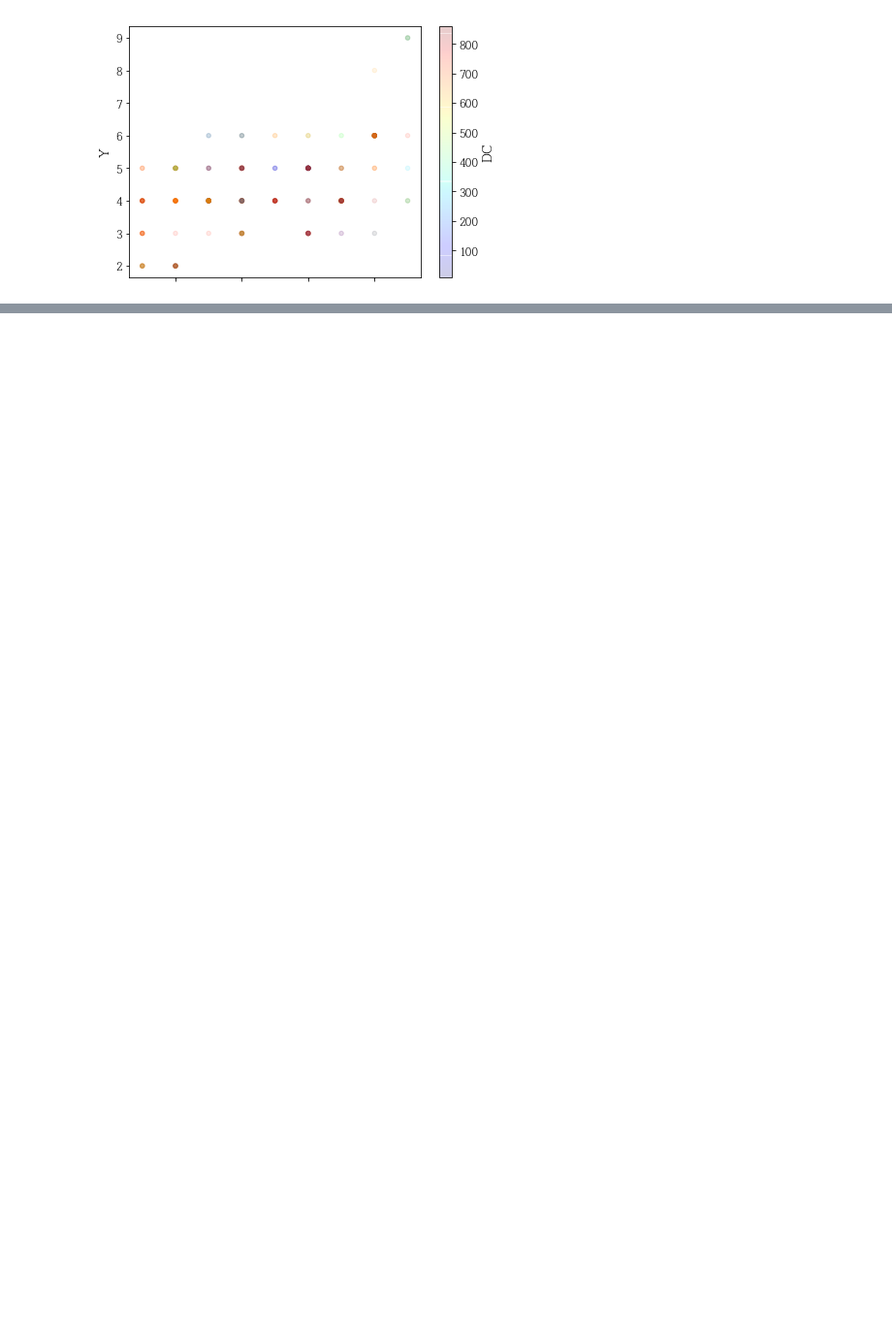
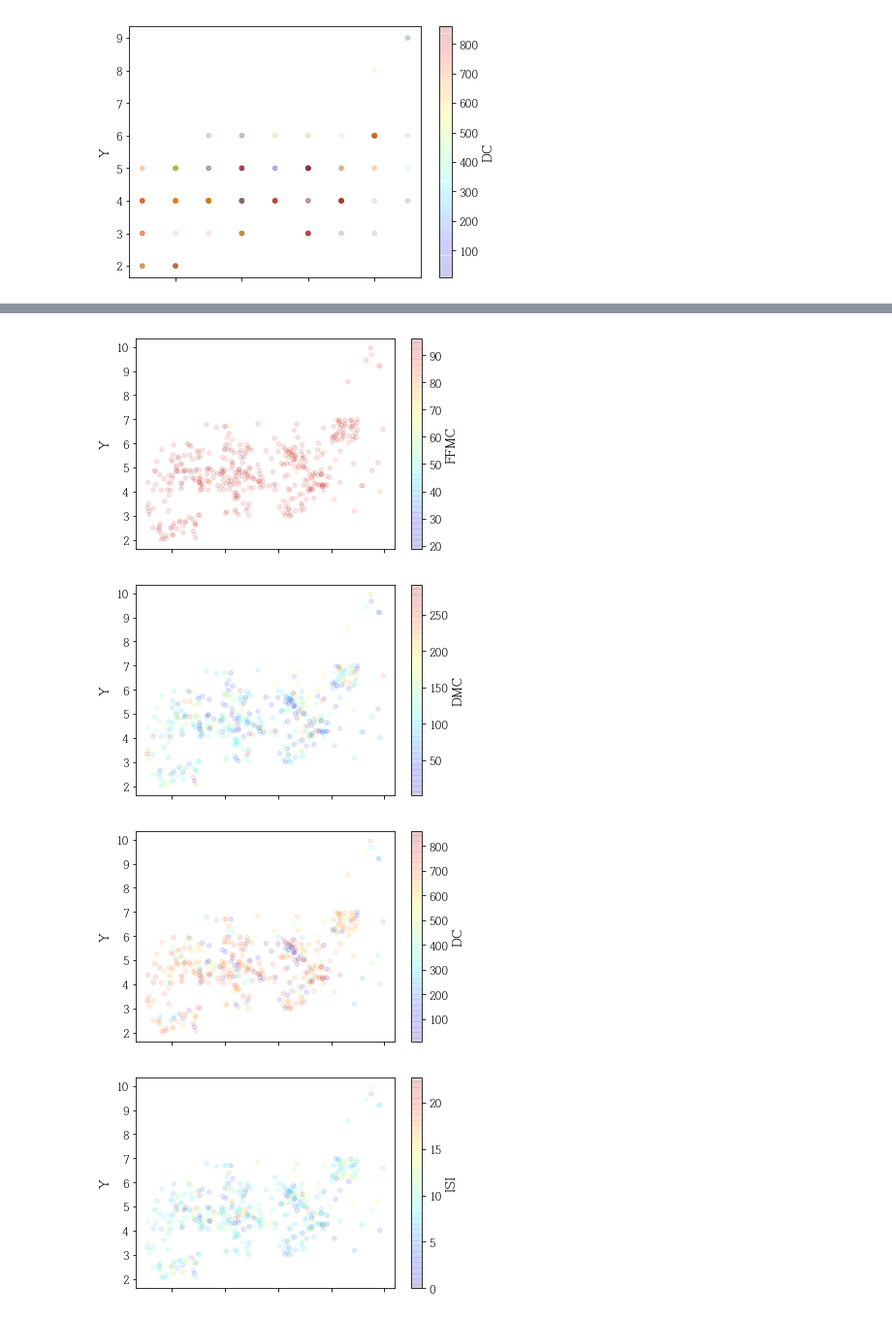
Before and after one commit to backgom2357/Forestfires, a Jupyter notebook: Fireforest.ipynb, the cells around one changed output, grey strips where cells are left out. Shown at 97% size. Cells and saved outputs as stored; diff of their text form; code cells hidden in the pictures; blank space fills up the shorter version.

```diff
--- a/Fireforest.ipynb
+++ b/Fireforest.ipynb
@@ -268,3 +262,4 @@ KeyError: 'index'
-# %%
-for i in range(len(forestfires)):
-    forestfires["month"].loc[forestfires["month"] == "jan"] = 1
+# %%
+forestfires_new_index = forestfires.reset_index().copy()
+del forestfires_new_index["index"]
+forestfires_new_index["X"][0]
@@ -270,0 +270,8 @@ for i in range(len(forestfires)):
+# %%
+forestfires_new_index["X"] = forestfires_new_index["X"].astype("float")
+forestfires_new_index["Y"] = forestfires_new_index["Y"].astype("float")
+# %%
+for i in range(len(forestfires_new_index)):
+
+    forestfires_new_index["Y"][i] = float(forestfires_new_index["Y"][i]) + np.random.rand()
+forestfires_new_index.head()
@@ -270,0 +289,31 @@ for i in range(len(forestfires)):
+# %%
+ax1 = forestfires_new_index.plot(kind='scatter', x="X", y="Y", alpha=0.1, c="FFMC", cmap=plt.get_cmap("jet"), colorbar=True)
+ax1.set(xlabel="X", ylabel="Y")
+
+ax2 = forestfires_new_index.plot(kind='scatter', x="X", y="Y", alpha=0.1, c="DMC", cmap=plt.get_cmap("jet"), colorbar=True)
+ax.set(xlabel="X", ylabel="Y")
+
+ax3 = forestfires_new_index.plot(kind='scatter', x="X", y="Y", alpha=0.1, c="DC", cmap=plt.get_cmap("jet"), colorbar=True)
+ax3.set(xlabel="X", ylabel="Y")
+
+ax4 = forestfires_new_index.plot(kind='scatter', x="X", y="Y", alpha=0.1, c="ISI", cmap=plt.get_cmap("jet"), colorbar=True)
+ax4.set(xlabel="X", ylabel="Y")
+
+ax5 = forestfires_new_index.plot(kind='scatter', x="X", y="Y", alpha=0.1, c="temp", cmap=plt.get_cmap("jet"), colorbar=True)
+ax5.set(xlabel="X", ylabel="Y")
+
+ax6 = forestfires_new_index.plot(kind='scatter', x="X", y="Y", alpha=0.1, c="RH", cmap=plt.get_cmap("jet"), colorbar=True)
+ax6.set(xlabel="X", ylabel="Y")
+
+ax7 = forestfires_new_index.plot(kind='scatter', x="X", y="Y", alpha=0.1, c="wind", cmap=plt.get_cmap("jet"), colorbar=True)
+ax7.set(xlabel="X", ylabel="Y")
+
+ax8 = forestfires_new_index.plot(kind='scatter', x="X", y="Y", alpha=0.1, c="rain", cmap=plt.get_cmap("jet"), colorbar=True)
+ax8.set(xlabel="X", ylabel="Y")
+
+save_fig("scatter_plot")
+# %% [output]
+[figure, added]
+[figure, added]
+[figure, added]
+[figure, added]
```
Also changed, not shown: parts of 14 cells of this notebook, 3 other files.
